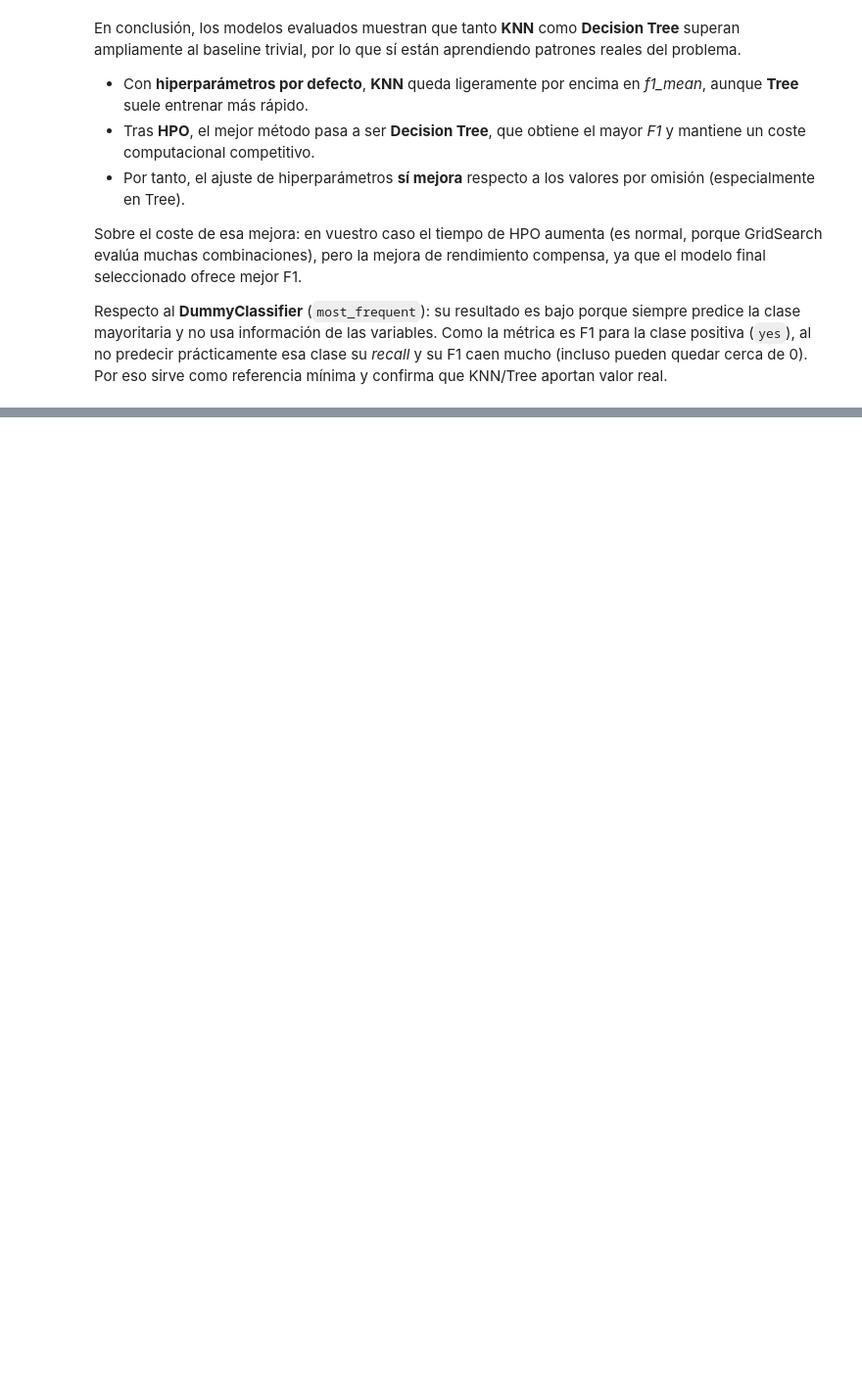
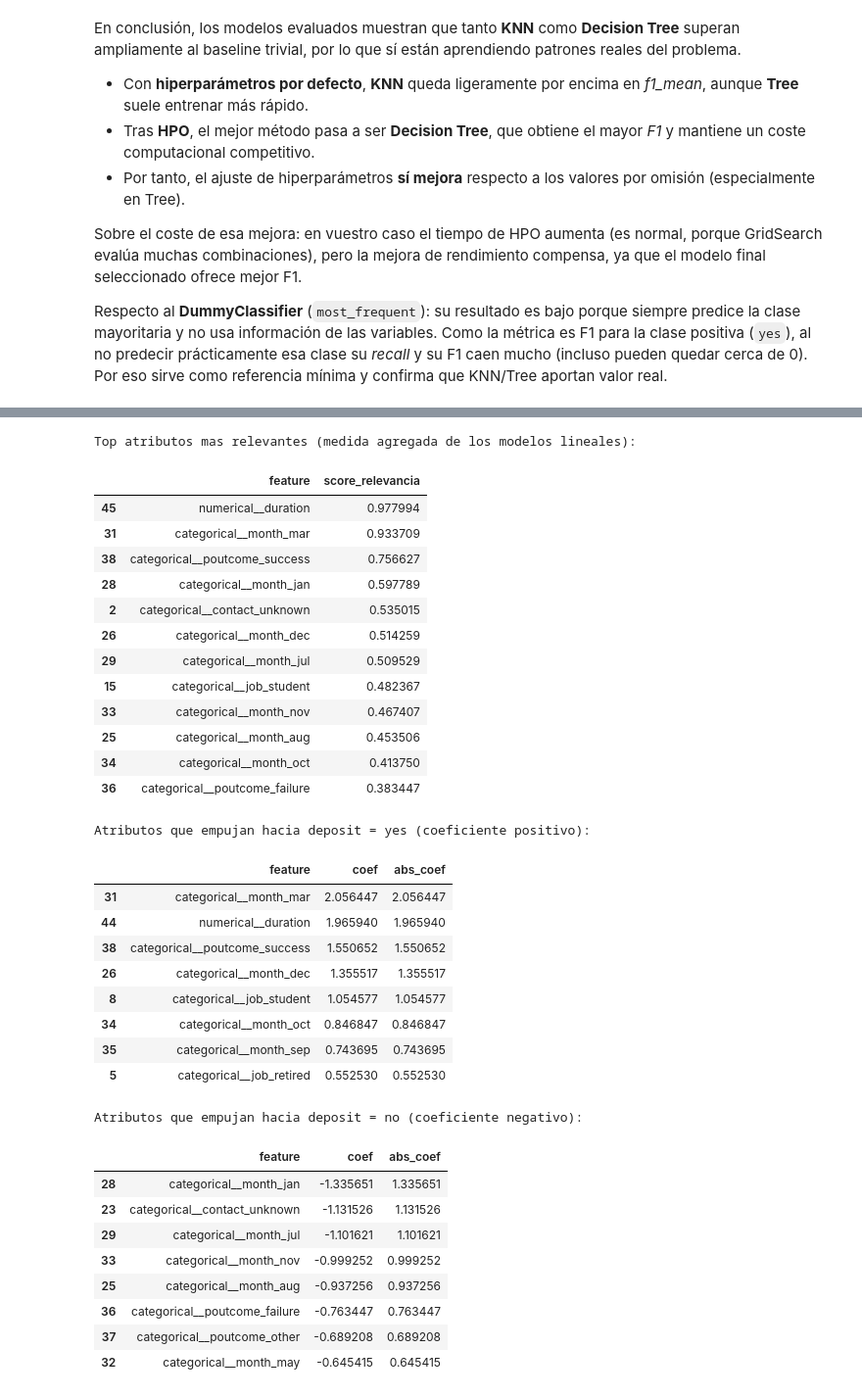
Before and after one commit to 100522202/clasificacion-prediccion-streamlit-aa, a Jupyter notebook: EDA.ipynb, the cells around one changed output, grey strips where cells are left out. Shown at 98% size. Cells and saved outputs as stored; diff of their text form; code cells hidden in the pictures; blank space fills up the shorter version.

Commit message:
Apartados 5 y 6: - HP por defecto - HPO - Atributos relevantes - Seleccion inner - Evaluación outer

```diff
--- a/EDA.ipynb
+++ b/EDA.ipynb
@@ -594,0 +933,80 @@ Respecto al **DummyClassifier** (`most_frequent`): su resultado es bajo porque s
+# %%
+# Analizamos relevancia solo en modelos lineales porque sus coeficientes son interpretables.
+modelos_interpretables = ['logreg_L1', 'linear_svc']
+
+importancias_por_modelo = []
+
+# Extraemos nombres de atributos ya transformados y coeficientes del mejor modelo de cada tecnica.
+for nombre in modelos_interpretables:
+    mejor_pipeline = searches[nombre].best_estimator_
+    nombres_atributos = mejor_pipeline.named_steps['preprocess'].get_feature_names_out()
+    coefs = mejor_pipeline.named_steps['model'].coef_.ravel()
+
+    imp_df = pd.DataFrame({
+        'method': nombre,
+        'feature': nombres_atributos,
+        'coef': coefs,
+        'abs_coef': np.abs(coefs)
+    })
+
+    # Normalizamos para comparar importancia entre modelos con escalas distintas.
+    imp_df['abs_coef_norm'] = imp_df['abs_coef'] / imp_df['abs_coef'].max()
+    importancias_por_modelo.append(imp_df)
+
+importancias_lineales_df = pd.concat(importancias_por_modelo, ignore_index=True)
+
+# Medida agregada de relevancia: media del peso normalizado por atributo.
+relevancia_agregada_df = (
+    importancias_lineales_df
+    .groupby('feature', as_index=False)['abs_coef_norm']
+    .mean()
+    .rename(columns={'abs_coef_norm': 'score_relevancia'})
+    .sort_values('score_relevancia', ascending=False)
+)
+
+print('Top atributos mas relevantes (medida agregada de los modelos lineales):')
+display(relevancia_agregada_df.head(12))
+
+# En logreg_L1 el signo ayuda a interpretar direccion: positivo favorece clase yes, negativo clase no.
+logreg_l1_df = importancias_lineales_df[importancias_lineales_df['method'] == 'logreg_L1'][['feature', 'coef', 'abs_coef']]
+
+print('Atributos que empujan hacia deposit = yes (coeficiente positivo):')
+display(logreg_l1_df.sort_values('coef', ascending=False).head(8))
+
+print('Atributos que empujan hacia deposit = no (coeficiente negativo):')
+display(logreg_l1_df.sort_values('coef', ascending=True).head(8))
+# %% [output]
+Top atributos mas relevantes (medida agregada de los modelos lineales):
+|  | feature | score_relevancia |
+| 45 | numerical__duration | 0.977994 |
+| 31 | categorical__month_mar | 0.933709 |
+| 38 | categorical__poutcome_success | 0.756627 |
+| 28 | categorical__month_jan | 0.597789 |
+| 2 | categorical__contact_unknown | 0.535015 |
+| 26 | categorical__month_dec | 0.514259 |
+| 29 | categorical__month_jul | 0.509529 |
+| 15 | categorical__job_student | 0.482367 |
+| 33 | categorical__month_nov | 0.467407 |
+| 25 | categorical__month_aug | 0.453506 |
+| 34 | categorical__month_oct | 0.413750 |
+| 36 | categorical__poutcome_failure | 0.383447 |
+Atributos que empujan hacia deposit = yes (coeficiente positivo):
+|  | feature | coef | abs_coef |
+| 31 | categorical__month_mar | 2.056447 | 2.056447 |
+| 44 | numerical__duration | 1.965940 | 1.965940 |
+| 38 | categorical__poutcome_success | 1.550652 | 1.550652 |
+| 26 | categorical__month_dec | 1.355517 | 1.355517 |
+| 8 | categorical__job_student | 1.054577 | 1.054577 |
+| 34 | categorical__month_oct | 0.846847 | 0.846847 |
+| 35 | categorical__month_sep | 0.743695 | 0.743695 |
+| 5 | categorical__job_retired | 0.552530 | 0.552530 |
+Atributos que empujan hacia deposit = no (coeficiente negativo):
+|  | feature | coef | abs_coef |
+| 28 | categorical__month_jan | -1.335651 | 1.335651 |
+| 23 | categorical__contact_unknown | -1.131526 | 1.131526 |
+| 29 | categorical__month_jul | -1.101621 | 1.101621 |
+| 33 | categorical__month_nov | -0.999252 | 0.999252 |
+| 25 | categorical__month_aug | -0.937256 | 0.937256 |
+| 36 | categorical__poutcome_failure | -0.763447 | 0.763447 |
+| 37 | categorical__poutcome_other | -0.689208 | 0.689208 |
+| 32 | categorical__month_may | -0.645415 | 0.645415 |
```
Also changed, not shown: parts of 23 cells of this notebook, 1 other file.
